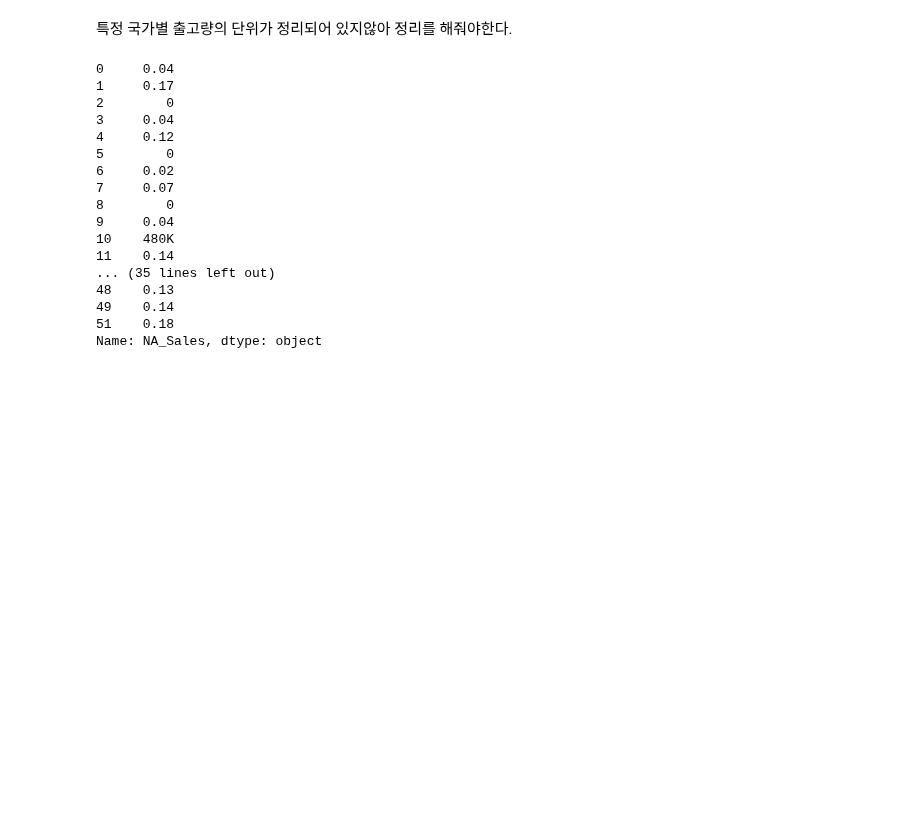
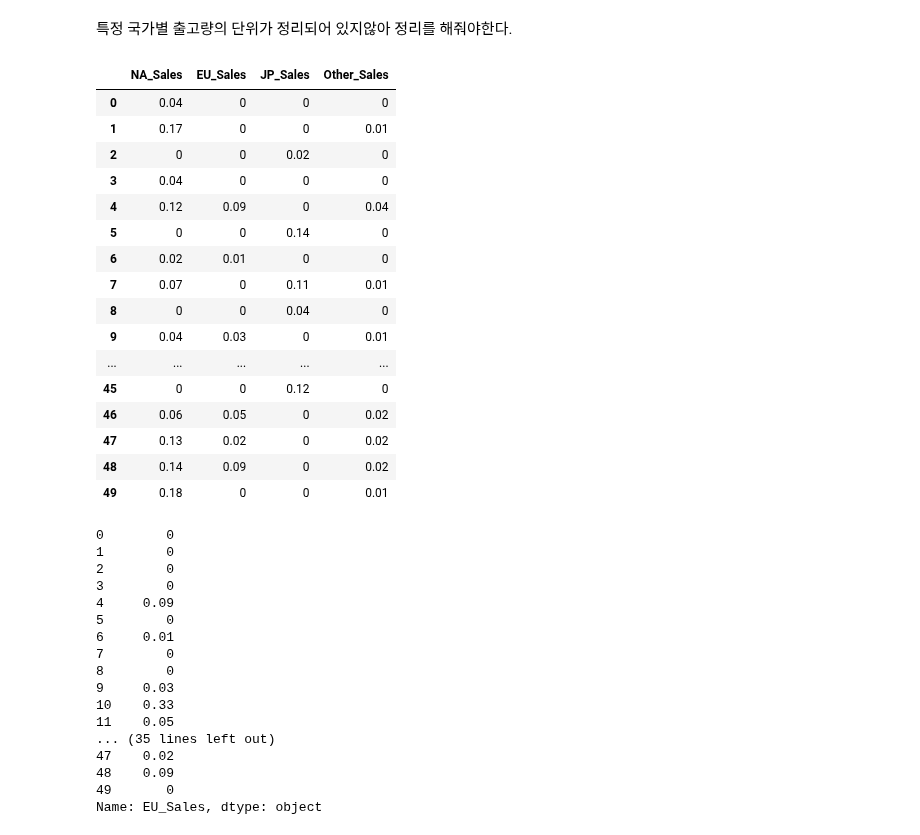
Before and after one commit to ljs7463/AnalysisProject, a Jupyter notebook: Gameanalysis.ipynb, the cells around one changed output. Cells and saved outputs as stored; diff of their text form; code cells hidden in the pictures; blank space fills up the shorter version.

```diff
--- a/Gameanalysis.ipynb
+++ b/Gameanalysis.ipynb
@@ -320,5 +318,28 @@ dataset.iloc[:,5:].head(50)
 | 51 | 0.18 | 0 | 0 | 0.01 |
 # %% [markdown]
 특정 국가별 출고량의 단위가 정리되어 있지않아 정리를 해줘야한다.
+# %%
+# 파일에 index오류로 Keyerror가 떠서 index 재설정
+dataset = dataset.reset_index()
+dataset = dataset.drop('index',axis = 1)
+dataset.iloc[:,5:].head(50)
+# %% [output]
+|  | NA_Sales | EU_Sales | JP_Sales | Other_Sales |
+| 0 | 0.04 | 0 | 0 | 0 |
+| 1 | 0.17 | 0 | 0 | 0.01 |
+| 2 | 0 | 0 | 0.02 | 0 |
+| 3 | 0.04 | 0 | 0 | 0 |
+| 4 | 0.12 | 0.09 | 0 | 0.04 |
+| 5 | 0 | 0 | 0.14 | 0 |
+| 6 | 0.02 | 0.01 | 0 | 0 |
+| 7 | 0.07 | 0 | 0.11 | 0.01 |
+| 8 | 0 | 0 | 0.04 | 0 |
+| 9 | 0.04 | 0.03 | 0 | 0.01 |
+| ... | ... | ... | ... | ... |
+| 45 | 0 | 0 | 0.12 | 0 |
+| 46 | 0.06 | 0.05 | 0 | 0.02 |
+| 47 | 0.13 | 0.02 | 0 | 0.02 |
+| 48 | 0.14 | 0.09 | 0 | 0.02 |
+| 49 | 0.18 | 0 | 0 | 0.01 |
 # %%
 import re
@@ -335,22 +357,22 @@ def convert(column):
         column[i] = float(column[i])
   return column
 # %%
-convert(dataset['NA_Sales']).head(50)
+convert(dataset['EU_Sales']).head(50)
 # %% [output]
-0     0.04
-1     0.17
+0        0
+1        0
 2        0
-3     0.04
-4     0.12
+3        0
+4     0.09
 5        0
-6     0.02
-7     0.07
+6     0.01
+7        0
 8        0
-9     0.04
-10    480K
-11    0.14
+9     0.03
+10    0.33
+11    0.05
 ... (35 lines left out)
-48    0.13
-49    0.14
-51    0.18
-Name: NA_Sales, dtype: object
+47    0.02
+48    0.09
+49       0
+Name: EU_Sales, dtype: object
```
Also changed, not shown: parts of 2 cells of this notebook.
